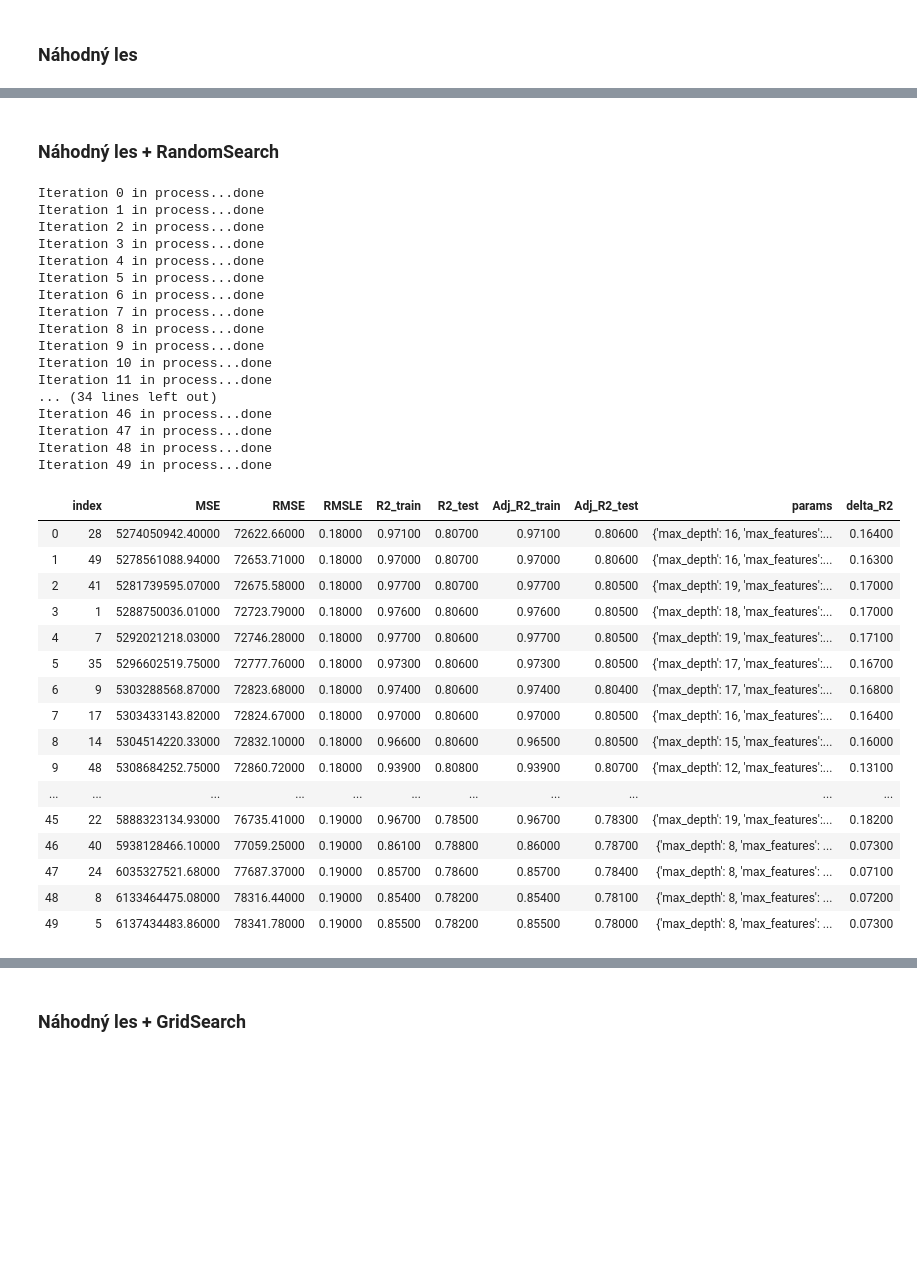
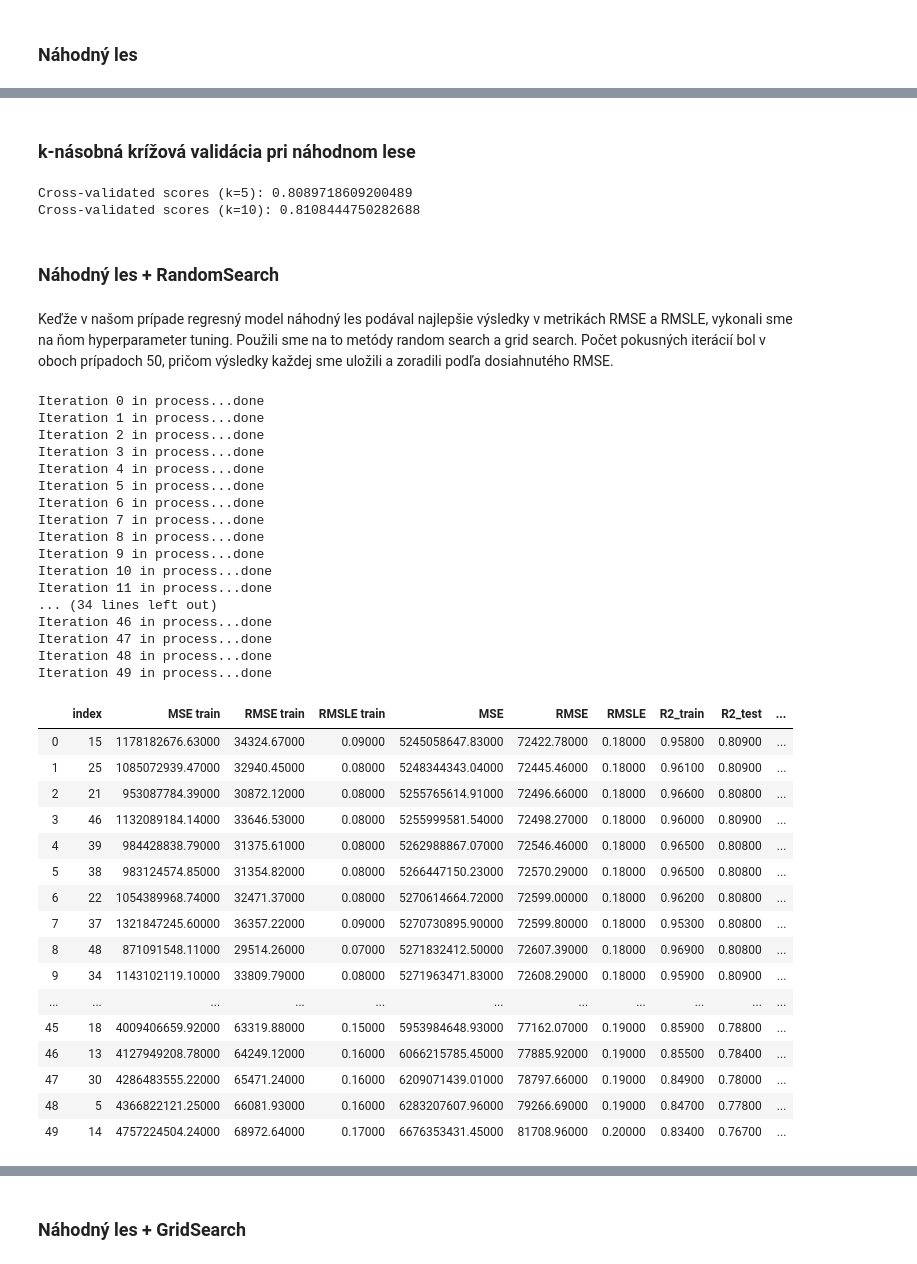
Before and after one commit to mirec3009/oznal_project, a Jupyter notebook: notebooks/Experimentovanie_a_vyhodnotenie.ipynb, the cells around one changed output, grey strips where cells are left out. Saved outputs shown, nothing was run; the diff lists cells and outputs as text; code cells hidden in the pictures; blank space fills up the shorter version.

```diff
--- a/notebooks/Experimentovanie_a_vyhodnotenie.ipynb
+++ b/notebooks/Experimentovanie_a_vyhodnotenie.ipynb
@@ -77,6 +79,6 @@ df.head()
 # %%
-_,threshold = analysis.get_whiskers(df["price"])
-# threshold = 815000
+# _,threshold = analysis.get_whiskers(df["price"])
+threshold = 815000
 new_df = df[df["price"]<=threshold]
 print(len(new_df))
 # %% [output]
@@ -84,2 +88,2 @@ print(len(new_df))
 # %%
-X_train, X_valid, X_test, y_train, y_valid, y_test, price_lambda = preprocessing2.run_pipeline(df)
+X_train, X_valid, X_test, y_train, y_valid, y_test, price_lambda = preprocessing2.run_pipeline(new_df)
@@ -628,59 +636,79 @@ Adjusted-R squared testing 0.81
+# %% [markdown]
+### k-násobná krížová validácia pri náhodnom lese
+# %%
+reg=RandomForestRegressor(n_estimators=100, max_depth=8, n_jobs=-1)
+
+k = 5
+
+X_try = pd.concat([X_train, X_valid])
+y_try = np.concatenate((np.array(y_train).reshape(-1,1), np.array(y_valid).reshape(-1,1)), axis=0)
+
+scores = cross_val_score(reg,  X_try, np.ravel(y_try), cv=k)
+print("Cross-validated scores (k=5):", scores.mean())
+k = 10
+scores = cross_val_score(reg,  X_try, np.ravel(y_try), cv=k)
+print("Cross-validated scores (k=10):", scores.mean())
+# %% [output]
+Cross-validated scores (k=5): 0.8089718609200489
+Cross-validated scores (k=10): 0.8108444750282688
 # %% [markdown]
 ### Náhodný les + RandomSearch
+# %% [markdown]
+Keďže v našom prípade regresný model náhodný les podával najlepšie výsledky v metrikách RMSE a RMSLE, vykonali sme na ňom hyperparameter tuning. Použili sme na to metódy random search a grid search. Počet pokusných iterácií bol v oboch prípadoch 50, pričom výsledky každej sme uložili a zoradili podľa dosiahnutého RMSE.
 # %%
 hyperparams = {
-#     'bootstrap': True,
+#     'bootstrap': [False],
 #     'criterion': 'mse',
-    'max_depth': np.arange(8,20,1),
-    'max_features': np.arange(8,27,1),
-#     'max_leaf_nodes': None,
+    'max_depth': np.arange(8,22,1),
+    'max_features': np.arange(5,27,1),
+#     'max_leaf_nodes': np.arange(20,50,1),
 #     'min_impurity_decrease': 0.0,
 #     'min_impurity_split': None,
-#     'min_samples_leaf': 1,
-#     'min_samples_split': 2,
-#     'min_weight_fraction_leaf': 0.0,
-    'n_estimators': [10,50,200,700,1000],
-#     'n_jobs': None,
+    'min_samples_leaf': [1, 2],
+    'min_samples_split': np.arange(2,5,1),
+#     'min_weight_fraction_leaf': np.arange(0.02,0.5,0.05),
+    'n_estimators': [600,400,300,500],
+    'n_jobs': [-1],
 #     'oob_score': False,
 #     'random_state': None,
 #     'verbose': 0,
 #     'warm_start': False
 }
 
 df_results2 = trees_obj.random_search(RandomForestRegressor, hyperparams, 50)
 df_results2
 # %% [output]
 Iteration 0 in process...done
 Iteration 1 in process...done
 Iteration 2 in process...done
 Iteration 3 in process...done
 Iteration 4 in process...done
 Iteration 5 in process...done
 Iteration 6 in process...done
 Iteration 7 in process...done
 Iteration 8 in process...done
 Iteration 9 in process...done
 Iteration 10 in process...done
 Iteration 11 in process...done
 ... (34 lines left out)
 Iteration 46 in process...done
 Iteration 47 in process...done
 Iteration 48 in process...done
 Iteration 49 in process...done
-|  | index | MSE | RMSE | RMSLE | R2_train | R2_test | Adj_R2_train | Adj_R2_test | params | delta_R2 |
-| 0 | 28 | 5274050942.40000 | 72622.66000 | 0.18000 | 0.97100 | 0.80700 | 0.97100 | 0.80600 | {'max_depth': 16, 'max_features':... | 0.16400 |
-| 1 | 49 | 5278561088.94000 | 72653.71000 | 0.18000 | 0.97000 | 0.80700 | 0.97000 | 0.80600 | {'max_depth': 16, 'max_features':... | 0.16300 |
-| 2 | 41 | 5281739595.07000 | 72675.58000 | 0.18000 | 0.97700 | 0.80700 | 0.97700 | 0.80500 | {'max_depth': 19, 'max_features':... | 0.17000 |
-| 3 | 1 | 5288750036.01000 | 72723.79000 | 0.18000 | 0.97600 | 0.80600 | 0.97600 | 0.80500 | {'max_depth': 18, 'max_features':... | 0.17000 |
-| 4 | 7 | 5292021218.03000 | 72746.28000 | 0.18000 | 0.97700 | 0.80600 | 0.97700 | 0.80500 | {'max_depth': 19, 'max_features':... | 0.17100 |
-| 5 | 35 | 5296602519.75000 | 72777.76000 | 0.18000 | 0.97300 | 0.80600 | 0.97300 | 0.80500 | {'max_depth': 17, 'max_features':... | 0.16700 |
-| 6 | 9 | 5303288568.87000 | 72823.68000 | 0.18000 | 0.97400 | 0.80600 | 0.97400 | 0.80400 | {'max_depth': 17, 'max_features':... | 0.16800 |
-| 7 | 17 | 5303433143.82000 | 72824.67000 | 0.18000 | 0.97000 | 0.80600 | 0.97000 | 0.80500 | {'max_depth': 16, 'max_features':... | 0.16400 |
-| 8 | 14 | 5304514220.33000 | 72832.10000 | 0.18000 | 0.96600 | 0.80600 | 0.96500 | 0.80500 | {'max_depth': 15, 'max_features':... | 0.16000 |
-| 9 | 48 | 5308684252.75000 | 72860.72000 | 0.18000 | 0.93900 | 0.80800 | 0.93900 | 0.80700 | {'max_depth': 12, 'max_features':... | 0.13100 |
+|  | index | MSE train | RMSE train | RMSLE train | MSE | RMSE | RMSLE | R2_train | R2_test | ... |
+| 0 | 15 | 1178182676.63000 | 34324.67000 | 0.09000 | 5245058647.83000 | 72422.78000 | 0.18000 | 0.95800 | 0.80900 | ... |
+| 1 | 25 | 1085072939.47000 | 32940.45000 | 0.08000 | 5248344343.04000 | 72445.46000 | 0.18000 | 0.96100 | 0.80900 | ... |
+| 2 | 21 | 953087784.39000 | 30872.12000 | 0.08000 | 5255765614.91000 | 72496.66000 | 0.18000 | 0.96600 | 0.80800 | ... |
+| 3 | 46 | 1132089184.14000 | 33646.53000 | 0.08000 | 5255999581.54000 | 72498.27000 | 0.18000 | 0.96000 | 0.80900 | ... |
+| 4 | 39 | 984428838.79000 | 31375.61000 | 0.08000 | 5262988867.07000 | 72546.46000 | 0.18000 | 0.96500 | 0.80800 | ... |
+| 5 | 38 | 983124574.85000 | 31354.82000 | 0.08000 | 5266447150.23000 | 72570.29000 | 0.18000 | 0.96500 | 0.80800 | ... |
+| 6 | 22 | 1054389968.74000 | 32471.37000 | 0.08000 | 5270614664.72000 | 72599.00000 | 0.18000 | 0.96200 | 0.80800 | ... |
+| 7 | 37 | 1321847245.60000 | 36357.22000 | 0.09000 | 5270730895.90000 | 72599.80000 | 0.18000 | 0.95300 | 0.80800 | ... |
+| 8 | 48 | 871091548.11000 | 29514.26000 | 0.07000 | 5271832412.50000 | 72607.39000 | 0.18000 | 0.96900 | 0.80800 | ... |
+| 9 | 34 | 1143102119.10000 | 33809.79000 | 0.08000 | 5271963471.83000 | 72608.29000 | 0.18000 | 0.95900 | 0.80900 | ... |
 | ... | ... | ... | ... | ... | ... | ... | ... | ... | ... | ... |
-| 45 | 22 | 5888323134.93000 | 76735.41000 | 0.19000 | 0.96700 | 0.78500 | 0.96700 | 0.78300 | {'max_depth': 19, 'max_features':... | 0.18200 |
-| 46 | 40 | 5938128466.10000 | 77059.25000 | 0.19000 | 0.86100 | 0.78800 | 0.86000 | 0.78700 | {'max_depth': 8, 'max_features': ... | 0.07300 |
-| 47 | 24 | 6035327521.68000 | 77687.37000 | 0.19000 | 0.85700 | 0.78600 | 0.85700 | 0.78400 | {'max_depth': 8, 'max_features': ... | 0.07100 |
-| 48 | 8 | 6133464475.08000 | 78316.44000 | 0.19000 | 0.85400 | 0.78200 | 0.85400 | 0.78100 | {'max_depth': 8, 'max_features': ... | 0.07200 |
-| 49 | 5 | 6137434483.86000 | 78341.78000 | 0.19000 | 0.85500 | 0.78200 | 0.85500 | 0.78000 | {'max_depth': 8, 'max_features': ... | 0.07300 |
+| 45 | 18 | 4009406659.92000 | 63319.88000 | 0.15000 | 5953984648.93000 | 77162.07000 | 0.19000 | 0.85900 | 0.78800 | ... |
+| 46 | 13 | 4127949208.78000 | 64249.12000 | 0.16000 | 6066215785.45000 | 77885.92000 | 0.19000 | 0.85500 | 0.78400 | ... |
+| 47 | 30 | 4286483555.22000 | 65471.24000 | 0.16000 | 6209071439.01000 | 78797.66000 | 0.19000 | 0.84900 | 0.78000 | ... |
+| 48 | 5 | 4366822121.25000 | 66081.93000 | 0.16000 | 6283207607.96000 | 79266.69000 | 0.19000 | 0.84700 | 0.77800 | ... |
+| 49 | 14 | 4757224504.24000 | 68972.64000 | 0.17000 | 6676353431.45000 | 81708.96000 | 0.20000 | 0.83400 | 0.76700 | ... |
```
Also changed, not shown: parts of 38 cells of this notebook, 3 other files.
